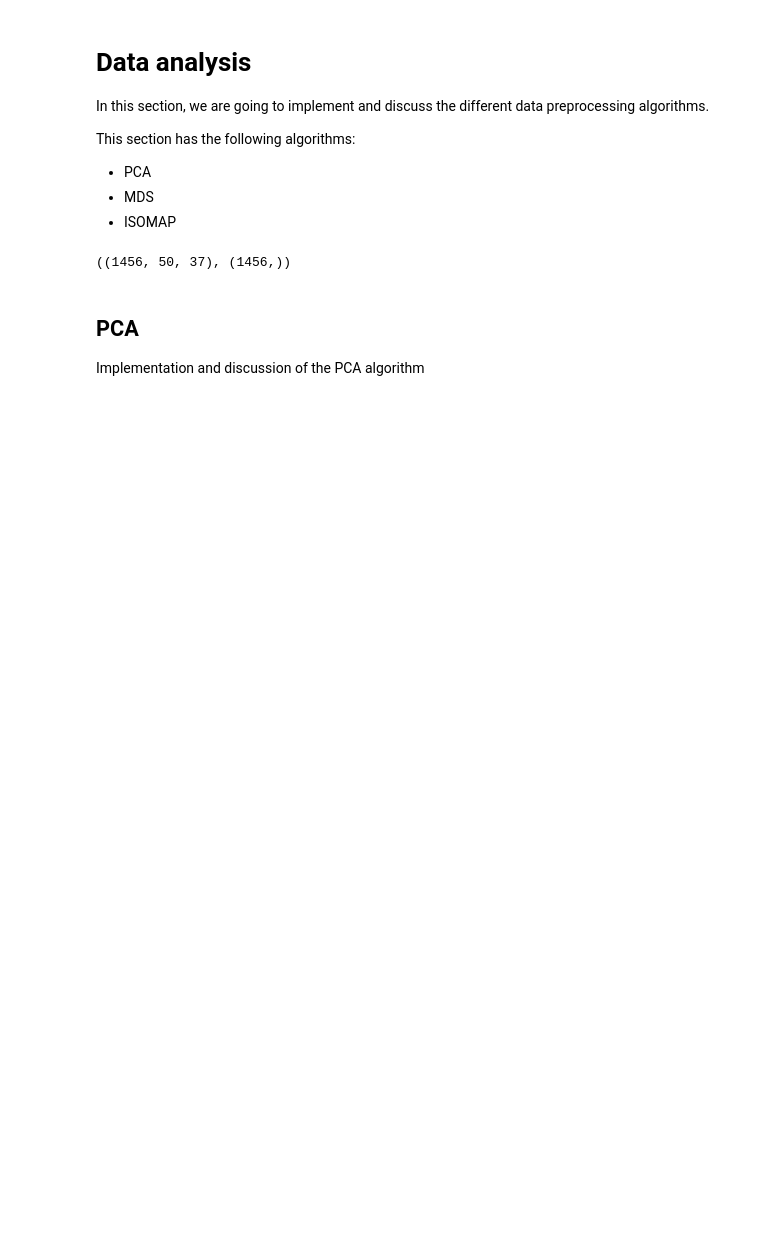
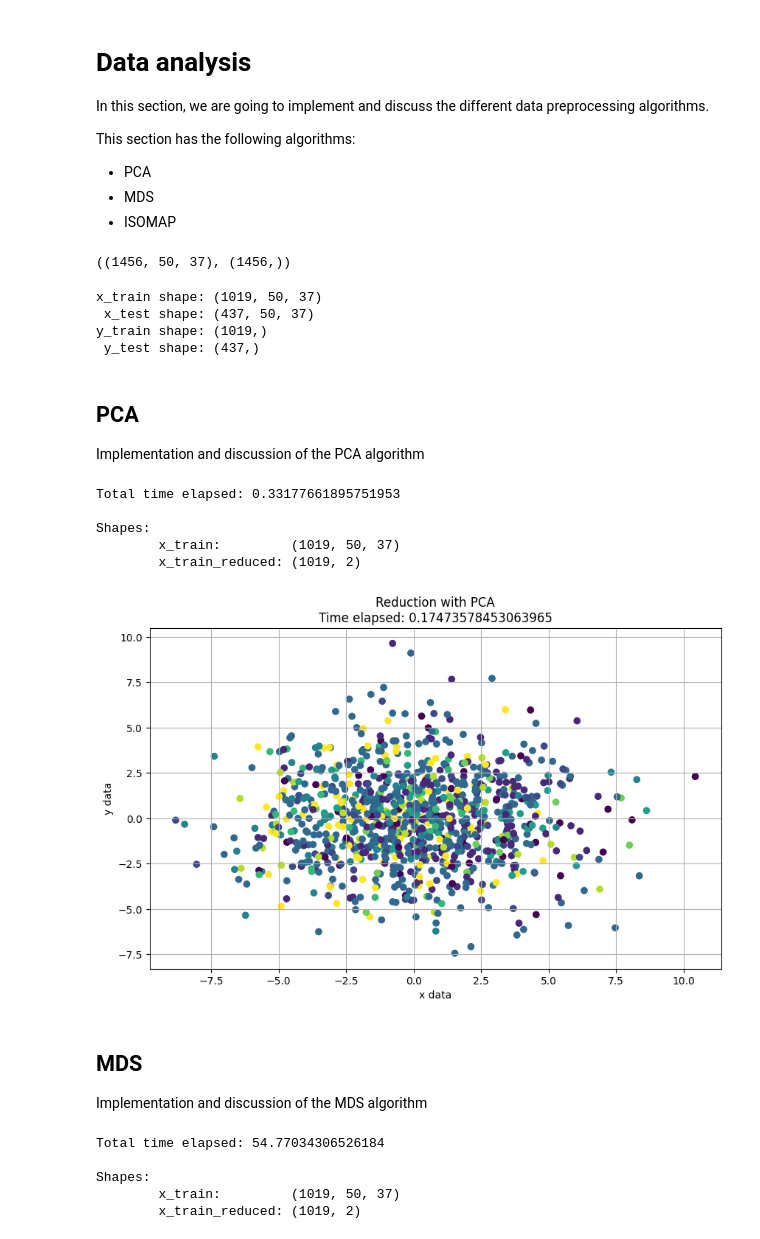
Before and after one commit to Alejandro-GDLF/DMandML, a Jupyter notebook: PrFinal/Final_DataAnalysis.ipynb, the cells around one changed output. Cells and saved outputs as stored; diff of their text form; code cells hidden in the pictures; blank space fills up the shorter version.

Commit message:
Completed Data analysis implementations

```diff
--- a/PrFinal/Final_DataAnalysis.ipynb
+++ b/PrFinal/Final_DataAnalysis.ipynb
@@ -27,6 +33,16 @@ y = labelEncoder.fit_transform(y)
 
 # Dividimos los datos en train y test
 x_train, x_test, y_train, y_test = train_test_split(X, y, train_size=TRAIN_SIZE, random_state=RANDOM_STATE)
+
+print(f"x_train shape: {x_train.shape}")
+print(f" x_test shape: {x_test.shape}")
+print(f"y_train shape: {y_train.shape}")
+print(f" y_test shape: {y_test.shape}")
+# %% [output]
+x_train shape: (1019, 50, 37)
+ x_test shape: (437, 50, 37)
+y_train shape: (1019,)
+ y_test shape: (437,)
 # %% [markdown]
 ## PCA
 Implementation and discussion of the PCA algorithm
@@ -37,0 +49,49 @@ x_test_reduced = method.transform(x_)
+# %%
+METHOD = PCA(n_components=2)
+
+start_time = time.time()
+x_train_reduced = METHOD.fit_transform(x_train.reshape(x_train.shape[0], -1))
+x_test_reduced = METHOD.transform(x_test.reshape(x_test.shape[0], -1))
+total_time = time.time() - start_time
+print(f"Total time elapsed: {total_time}")
+print("")
+print(f"Shapes:")
+print(f"\tx_train:         {x_train.shape}")
+print(f"\tx_train_reduced: {x_train_reduced.shape}")
+# %% [output]
+Total time elapsed: 0.33177661895751953
+
+Shapes:
+        x_train:         (1019, 50, 37)
+        x_train_reduced: (1019, 2)
+# %%
+plt.figure(figsize=(10, 6))
+plt.scatter(x_train_reduced[:,0], x_train_reduced[:,1], c=y_train, cmap='viridis', label="PCA")
+plt.title(f"Reduction with PCA\nTime elapsed: {total_time}")
+plt.xlabel("x data")
+plt.ylabel("y data")
+plt.grid(True)
+plt.show()
+# %% [output]
+[figure, added]
+# %% [markdown]
+## MDS
+Implementation and discussion of the MDS algorithm
+# %%
+METHOD = MDS(n_components=2)
+
+start_time = time.time()
+x_train_reduced = METHOD.fit_transform( x_train.reshape(x_train.shape[0], -1) )
+x_test_reduced = METHOD.fit_transform( x_test.reshape(x_test.shape[0], -1) )
+total_time = time.time() - start_time
+print(f"Total time elapsed: {total_time}")
+print("")
+print(f"Shapes:")
+print(f"\tx_train:         {x_train.shape}")
+print(f"\tx_train_reduced: {x_train_reduced.shape}")
+# %% [output]
+Total time elapsed: 54.77034306526184
+
+Shapes:
+        x_train:         (1019, 50, 37)
+        x_train_reduced: (1019, 2)
```
Also changed, not shown: parts of 9 cells of this notebook.
